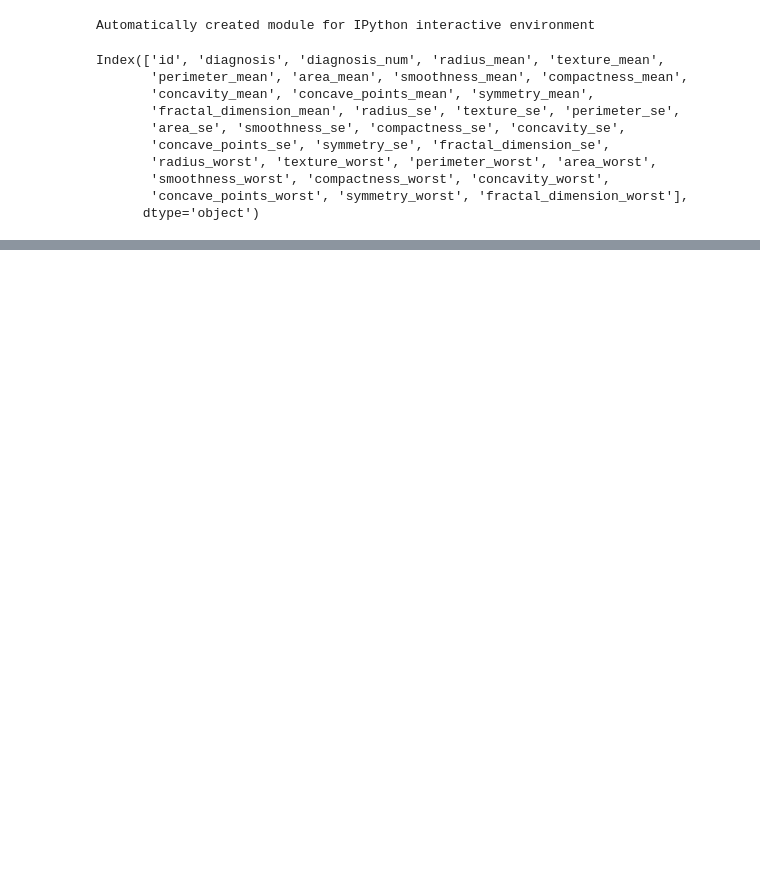
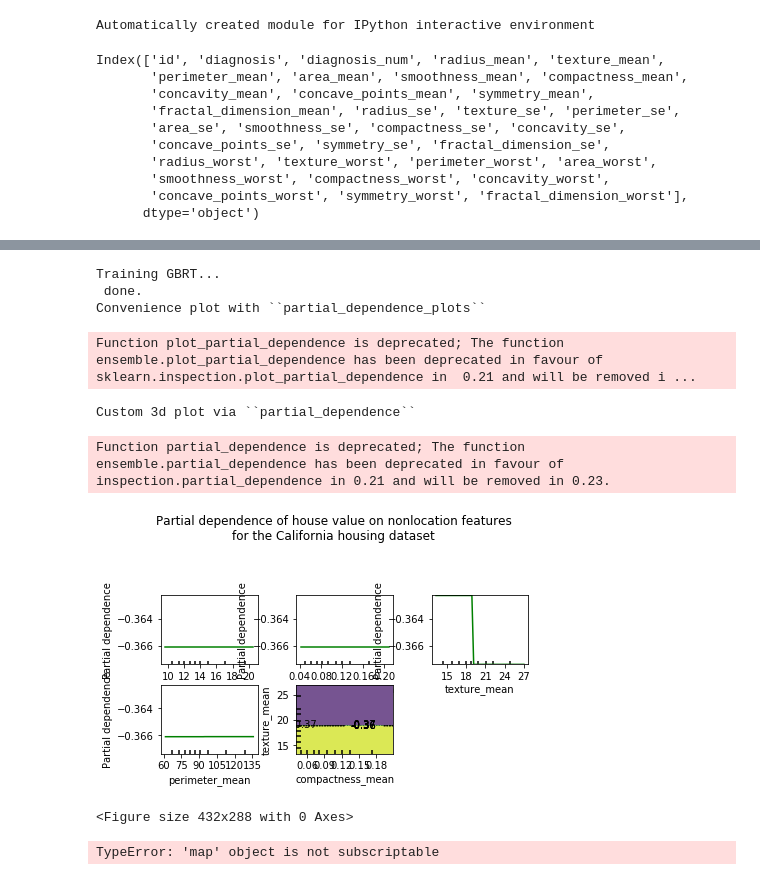
Before and after one commit to BlakeRosenhagen/Decision-Tree-Project, a Jupyter notebook: Data_exploration.ipynb, the cells around one changed output, grey strips where cells are left out. Saved outputs shown, nothing was run; the diff lists cells and outputs as text; code cells hidden in the pictures; blank space fills up the shorter version.

```diff
--- a/Data_exploration.ipynb
+++ b/Data_exploration.ipynb
@@ -35,0 +74,4 @@ fig.update_layout(margin=dict(l=0, r=0, b=0, t=0))
+# %%
+X_train, X_test, y_train, y_test = pd.read_pickle('./saved_variables/X_y_train_test')
+df_X, df_y, df_data = pd.read_pickle('saved_variables/df_X_y_data')
+feature_names, class_names = pd.read_pickle('saved_variables/feature_class_names')
@@ -35,0 +88,60 @@ fig.update_layout(margin=dict(l=0, r=0, b=0, t=0))
+# %%
+#cal_housing = fetch_california_housing()
+
+## split 80/20 train-test
+#X_train, X_test, y_train, y_test = train_test_split(cal_housing.data,
+#                                                    cal_housing.target,
+#                                                    test_size=0.2,
+#                                                    random_state=1)
+names = feature_names
+
+print("Training GBRT...")
+clf = GradientBoostingRegressor(n_estimators=100, max_depth=4,
+                                learning_rate=0.1, loss='huber',
+                                random_state=1)
+clf.fit(X_train, y_train)
+print(" done.")
+
+print('Convenience plot with ``partial_dependence_plots``')
+
+features = [0, 5, 1, 2, (5, 1)]
+fig, axs = plot_partial_dependence(clf, X_train, features,
+                                   feature_names=names,
+                                   n_jobs=3, grid_resolution=50)
+fig.suptitle('Partial dependence of house value on nonlocation features\n'
+             'for the California housing dataset')
+print('Custom 3d plot via ``partial_dependence``')
+fig = plt.figure()
+
+target_feature = (1, 5)
+pdp, axes = partial_dependence(clf, target_feature,
+                               X=X_train, grid_resolution=50)
+XX, YY = np.meshgrid(axes[0], axes[1])
+Z = pdp[0].reshape(list(map(np.size, axes))).T
+plt.show()
+# %% [output]
+Training GBRT...
+ done.
+Convenience plot with ``partial_dependence_plots``
+Function plot_partial_dependence is deprecated; The function ensemble.plot_partial_dependence has been deprecated in favour of sklearn.inspection.plot_partial_dependence in  0.21 and will be removed i ...
+Custom 3d plot via ``partial_dependence``
+Function partial_dependence is deprecated; The function ensemble.partial_dependence has been deprecated in favour of inspection.partial_dependence in 0.21 and will be removed in 0.23.
+[figure, added]
+<Figure size 432x288 with 0 Axes>
+# %%
+surf = go.Surface(x=XX, y=YY, z=Z,
+                  colorscale=matplotlib_to_plotly(plt.cm.BuPu, 10),
+                 )
+
+layout = go.Layout(title='Partial dependence of house value on median age and '
+                          'average occupancy',
+                   scene=dict(xaxis=dict(title=names[target_feature[0]],
+                                         showticklabels=False),
+                              yaxis=dict(title=names[target_feature[1]],
+                                         showticklabels=False),
+                              zaxis=dict(title='Partial dependence',
+                                         showticklabels=False))
+                   )
+fig = go.Figure(data = [surf], layout=layout)
+# %% [output]
+TypeError: 'map' object is not subscriptable
```
Also changed, not shown: parts of 6 cells of this notebook, 3 other files.
